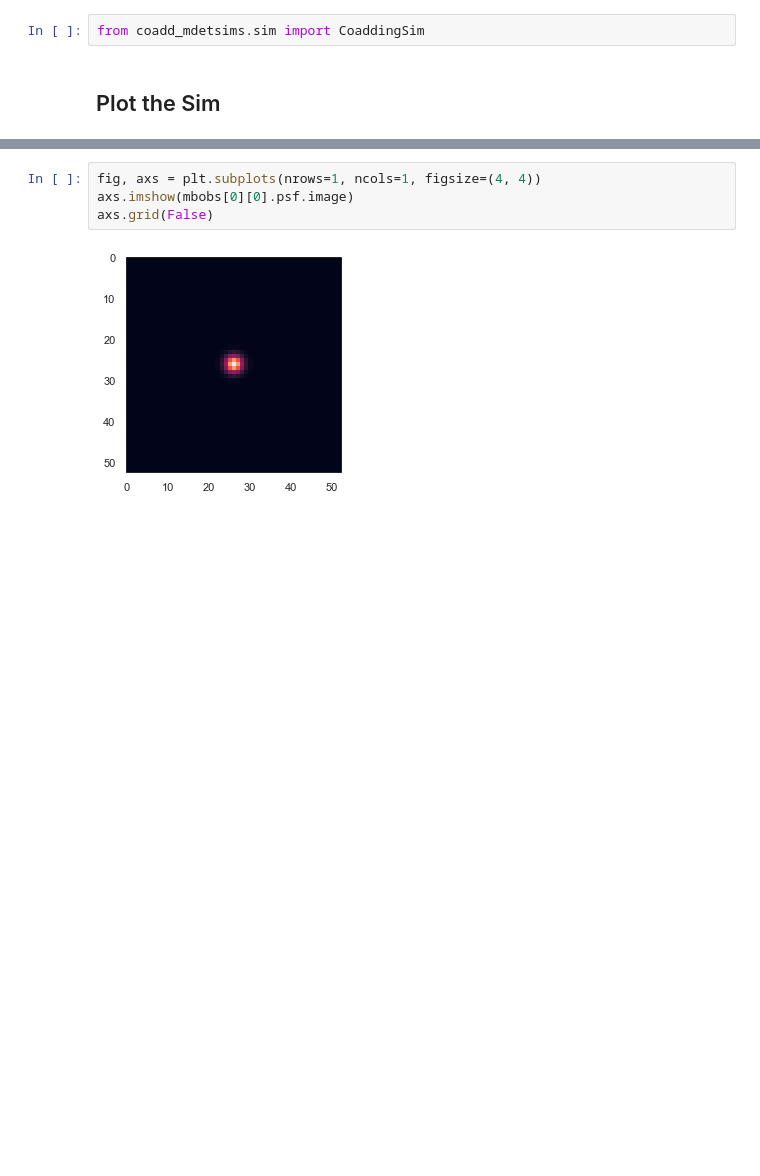
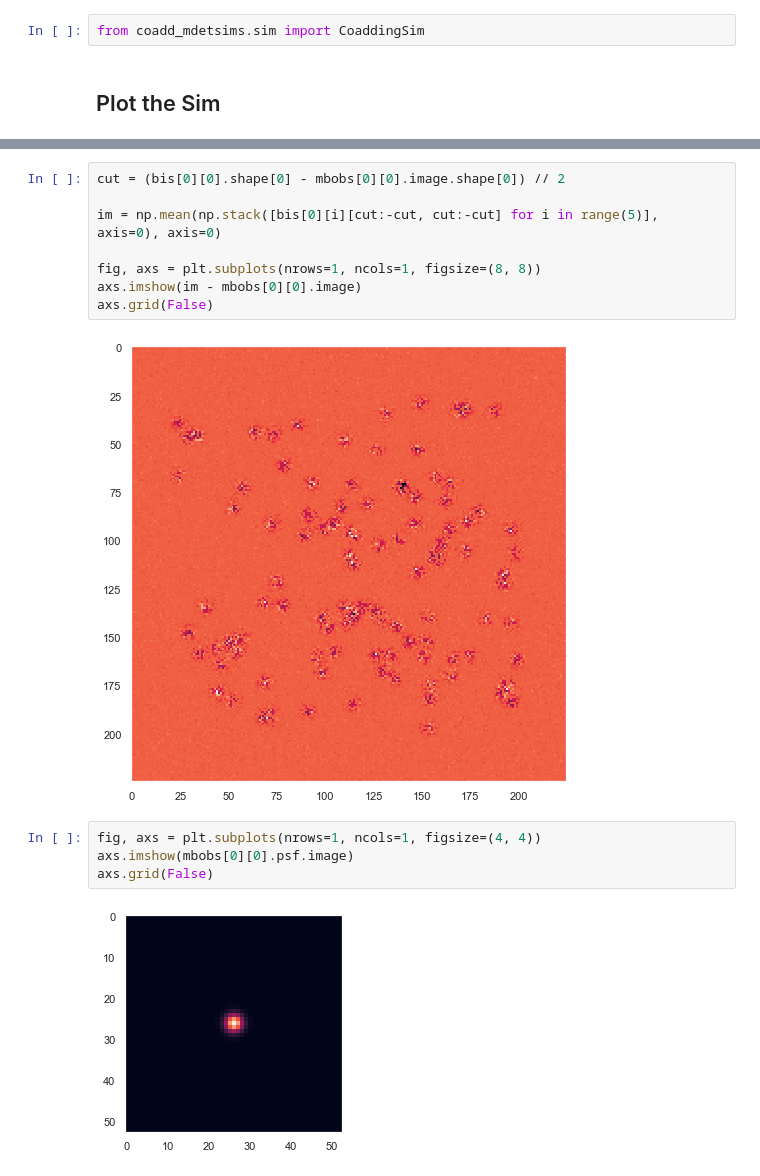
Before and after one commit to beckermr/metadetect-coadding-sims, a Jupyter notebook: plots_and_notebooks/basic_viz_and_meas.ipynb, the cells around one changed output, grey strips where cells are left out. Drawn from its saved outputs; the diff is of its cells as text; blank space fills up the shorter version.

```diff
--- a/plots_and_notebooks/basic_viz_and_meas.ipynb
+++ b/plots_and_notebooks/basic_viz_and_meas.ipynb
@@ -30,3 +31,13 @@ axs.grid(False)
+# %%
+cut = (bis[0][0].shape[0] - mbobs[0][0].image.shape[0]) // 2
+
+im = np.mean(np.stack([bis[0][i][cut:-cut, cut:-cut] for i in range(5)], axis=0), axis=0)
+
+fig, axs = plt.subplots(nrows=1, ncols=1, figsize=(8, 8))
+axs.imshow(im - mbobs[0][0].image)
+axs.grid(False)
+# %% [output]
+[figure, added]
 # %%
 fig, axs = plt.subplots(nrows=1, ncols=1, figsize=(4, 4))
 axs.imshow(mbobs[0][0].psf.image)
```
Also changed, not shown: parts of 3 cells of this notebook, 15 other files.
